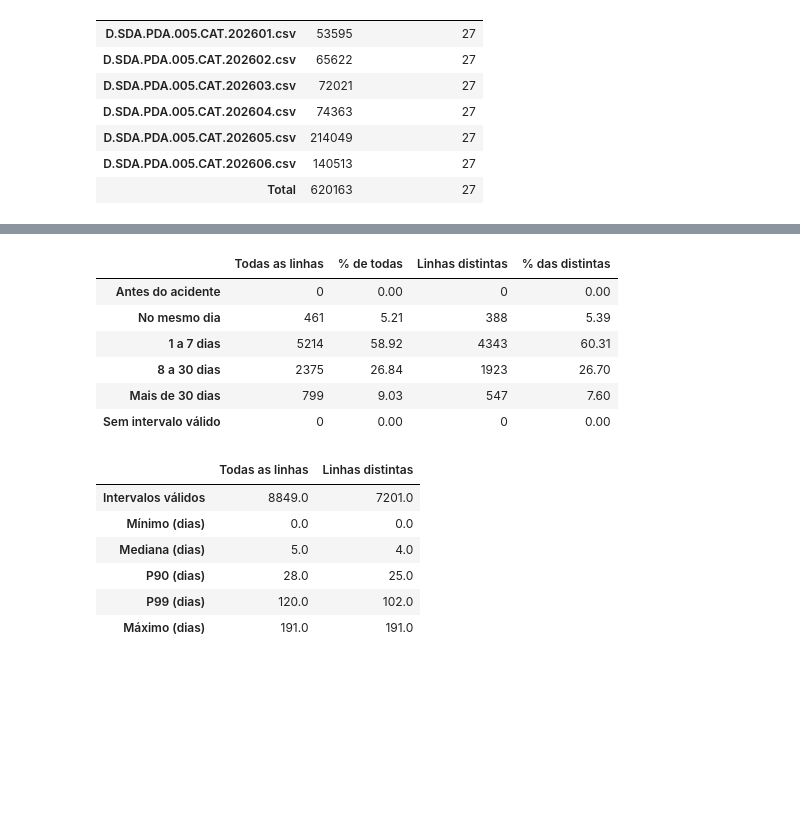
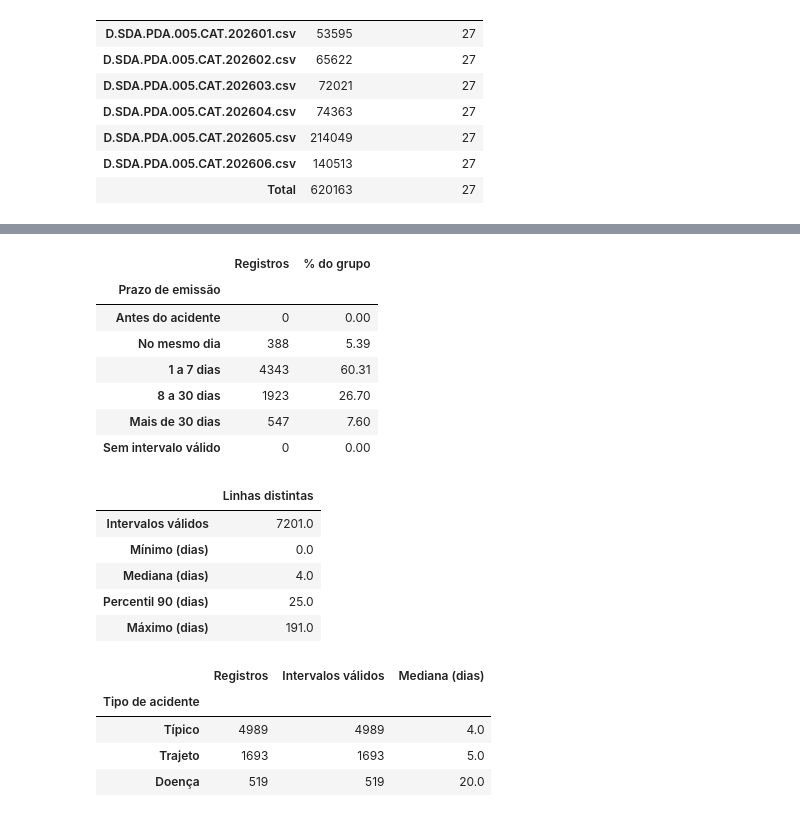
Before and after one commit to aristotelesfl/CD_CAT_2026, a Jupyter notebook: 01_analise_exploratoria.ipynb, the cells around one changed output, grey strips where cells are left out. Cells and saved outputs as stored; diff of their text form; code cells hidden in the pictures; blank space fills up the shorter version.

```diff
--- a/01_analise_exploratoria.ipynb
+++ b/01_analise_exploratoria.ipynb
@@ -462,0 +490,20 @@ grafico_contagens(tipo.value_counts(), "Tipos de acidente registrados", n, altur
+# %%
+def categoria(serie, extras=()):
+    marcadores_ausencia = [valor.lower() for valor in [*sem_classe, *extras]]
+    return serie.mask(serie.str.lower().isin(marcadores_ausencia), "Sem informação")
+
+
+def grupo_classificado(campo, marcador_zero):
+    codigo = texto[campo]
+    rotulo = base[campo + "_rotulo"].fillna("Rótulo sem correspondência")
+    return categoria(codigo + " · " + rotulo).mask(codigo.isin([*sem_classe, marcador_zero]), "Sem informação")
+
+def agrupar_principais(serie, limite=5):
+    frequentes = serie[serie.ne("Sem informação")].value_counts().head(limite).index
+    return serie.where(serie.isin([*frequentes, "Sem informação"]), "Demais categorias")
+
+cnae = grupo_classificado("cnae", "0000")
+cbo = grupo_classificado("cbo", "000000")
+parte = categoria(texto["parte_atingida"])
+lesao = categoria(texto["natureza_lesao"])
+tipo = categoria(texto["tipo"])
@@ -644,29 +819,44 @@ plt.show()
 # %%
 dias = (emissao.loc[base.index] - ocorrencia).dt.days
 faixas_prazo = ["Antes do acidente", "No mesmo dia", "1 a 7 dias", "8 a 30 dias", "Mais de 30 dias"]
 prazo = pd.cut(dias, [-float("inf"), -1, 0, 7, 30, float("inf")], labels=faixas_prazo)
 prazo = prazo.cat.add_categories(["Sem intervalo válido"]).fillna("Sem intervalo válido")
-display(comparar(prazo).reindex([*faixas_prazo, "Sem intervalo válido"]))
-resumo_dias = pd.concat({"Todas as linhas": dias.describe(percentiles=[.5, .9, .99]),
-                         "Linhas distintas": dias[uma_por_combinacao].describe(percentiles=[.5, .9, .99])}, axis=1)
-display(resumo_dias.rename(index={"count": "Intervalos válidos", "min": "Mínimo (dias)", "50%": "Mediana (dias)",
-                                  "90%": "P90 (dias)", "99%": "P99 (dias)", "max": "Máximo (dias)"})
-        .drop(index=["mean", "std"]).round(1))
+display(frequencia(prazo).reindex([*faixas_prazo, "Sem intervalo válido"]).rename_axis("Prazo de emissão"))
+
+dias_validos = dias.where(dias.ge(0))
+resumo_dias = pd.Series({
+    "Intervalos válidos": dias_validos.count(),
+    "Mínimo (dias)": dias_validos.min(),
+    "Mediana (dias)": dias_validos.median(),
+    "Percentil 90 (dias)": dias_validos.quantile(.90),
+    "Máximo (dias)": dias_validos.max(),
+}, name="Linhas distintas")
+display(resumo_dias.round(1).to_frame())
+
+prazos_por_tipo = dias_validos.groupby(tipo).agg(Registros="size", Intervalos_válidos="count", Mediana_dias="median")
+display(prazos_por_tipo.rename_axis("Tipo de acidente").rename(columns={
+    "Intervalos_válidos": "Intervalos válidos", "Mediana_dias": "Mediana (dias)",
+}).sort_values("Registros", ascending=False))
 # %% [output]
-|  | Todas as linhas | % de todas | Linhas distintas | % das distintas |
-| Antes do acidente | 0 | 0.00 | 0 | 0.00 |
-| No mesmo dia | 461 | 5.21 | 388 | 5.39 |
-| 1 a 7 dias | 5214 | 58.92 | 4343 | 60.31 |
-| 8 a 30 dias | 2375 | 26.84 | 1923 | 26.70 |
-| Mais de 30 dias | 799 | 9.03 | 547 | 7.60 |
-| Sem intervalo válido | 0 | 0.00 | 0 | 0.00 |
+|  | Registros | % do grupo |
+| Prazo de emissão |  |  |
+| Antes do acidente | 0 | 0.00 |
+| No mesmo dia | 388 | 5.39 |
+| 1 a 7 dias | 4343 | 60.31 |
+| 8 a 30 dias | 1923 | 26.70 |
+| Mais de 30 dias | 547 | 7.60 |
+| Sem intervalo válido | 0 | 0.00 |
-|  | Todas as linhas | Linhas distintas |
-| Intervalos válidos | 8849.0 | 7201.0 |
-| Mínimo (dias) | 0.0 | 0.0 |
-| Mediana (dias) | 5.0 | 4.0 |
-| P90 (dias) | 28.0 | 25.0 |
-| P99 (dias) | 120.0 | 102.0 |
-| Máximo (dias) | 191.0 | 191.0 |
+|  | Linhas distintas |
+| Intervalos válidos | 7201.0 |
+| Mínimo (dias) | 0.0 |
+| Mediana (dias) | 4.0 |
+| Percentil 90 (dias) | 25.0 |
+| Máximo (dias) | 191.0 |
+|  | Registros | Intervalos válidos | Mediana (dias) |
+| Tipo de acidente |  |  |  |
+| Típico | 4989 | 4989 | 4.0 |
+| Trajeto | 1693 | 1693 | 5.0 |
+| Doença | 519 | 519 | 20.0 |
 # %%
 intervalos_validos = dias[dias.ge(0)]
 ate_dia = (intervalos_validos.value_counts().reindex(range(31), fill_value=0)
```
Also changed, not shown: parts of 39 cells of this notebook, 12 other files.
